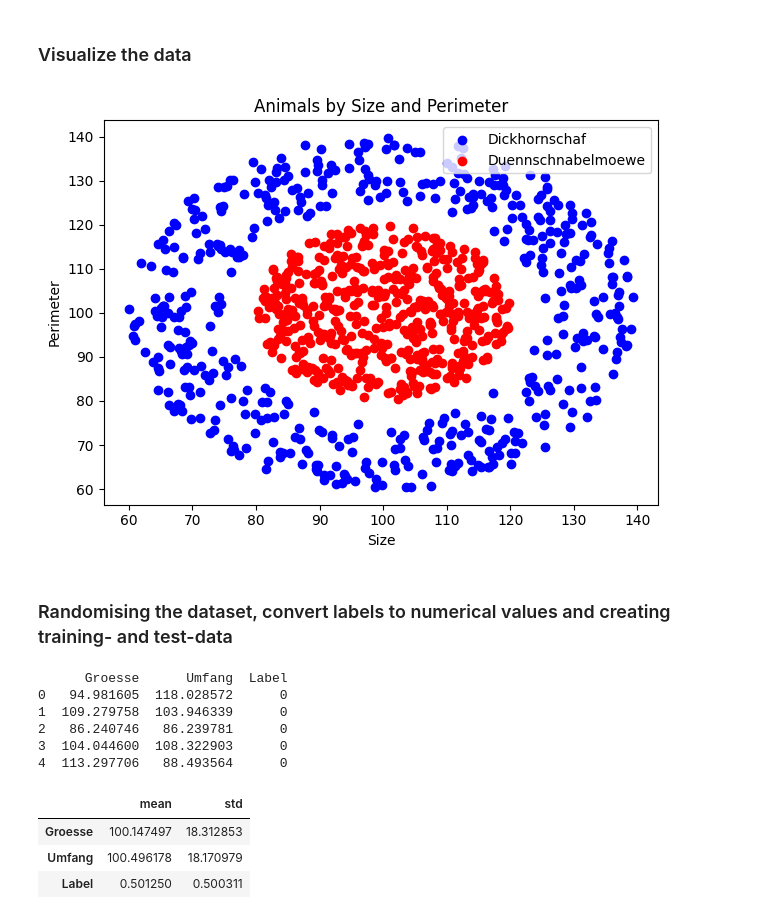
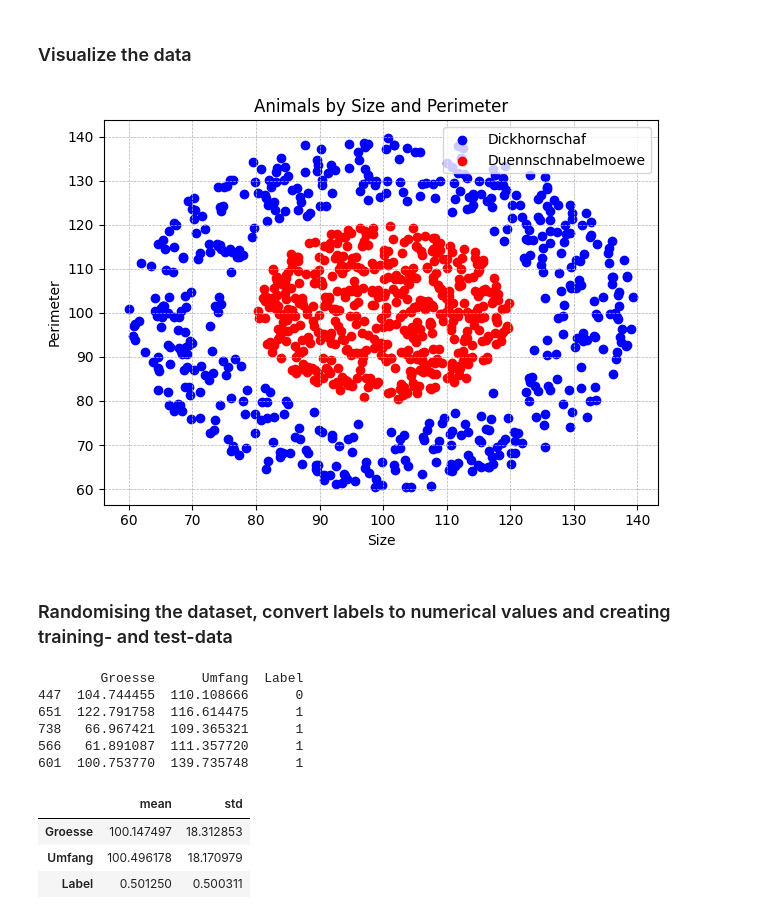
Before and after one commit to leto-git/deep-learning-programming-tasks, a Jupyter notebook: DL_Tasks.ipynb, the cells around one changed output. Saved outputs shown, nothing was run; the diff lists cells and outputs as text; code cells hidden in the pictures.

```diff
--- a/DL_Tasks.ipynb
+++ b/DL_Tasks.ipynb
@@ -277,37 +279,38 @@ print(animals_df.head(5))
 # %%
 # Create figure
 fig, ax = plt.subplots()
 
 # Plot based on label
 for label, group in animals_df.groupby('Label'):
     color = 'red' if label == 'Duennschnabelmoewe' else 'blue'
     ax.scatter(group['Groesse'], group['Umfang'], c=color, label=label)
 
+# Options
 ax.set_xlabel('Size')
 ax.set_ylabel('Perimeter')
 ax.set_title('Animals by Size and Perimeter')
+ax.grid(True, linestyle='--', linewidth=0.5)
 ax.legend(loc='best')
 
 plt.tight_layout()
 plt.show()
 # %% [output]
-[figure, old version]
+[figure, new version]
 # %% [markdown]
 ### Randomising the dataset, convert labels to numerical values and creating training- and test-data
 # %%
 # Converting labels to numerical values
-# animals_df = pd.get_dummies(animals_df, columns=['Label'], prefix='', prefix_sep='')
 animals_df['Label'] = animals_df['Label'].map({'Duennschnabelmoewe': 0, 'Dickhornschaf': 1})
 
-# Display the first five rows of the modified DataFrame
-print(animals_df.head(5))
+# Display 5 random rows of the modified dataframe
+print(animals_df.sample(n=5))
 # %% [output]
-      Groesse      Umfang  Label
-0   94.981605  118.028572      0
-1  109.279758  103.946339      0
-2   86.240746   86.239781      0
-3  104.044600  108.322903      0
-4  113.297706   88.493564      0
+        Groesse      Umfang  Label
+447  104.744455  110.108666      0
+651  122.791758  116.614475      1
+738   66.967421  109.365321      1
+566   61.891087  111.357720      1
+601  100.753770  139.735748      1
 # %%
 # Randomize dataset and split into training and test sets
 train_dataset = animals_df.sample(frac=0.8, random_state=0)
```
Also changed, not shown: parts of 18 cells of this notebook.
